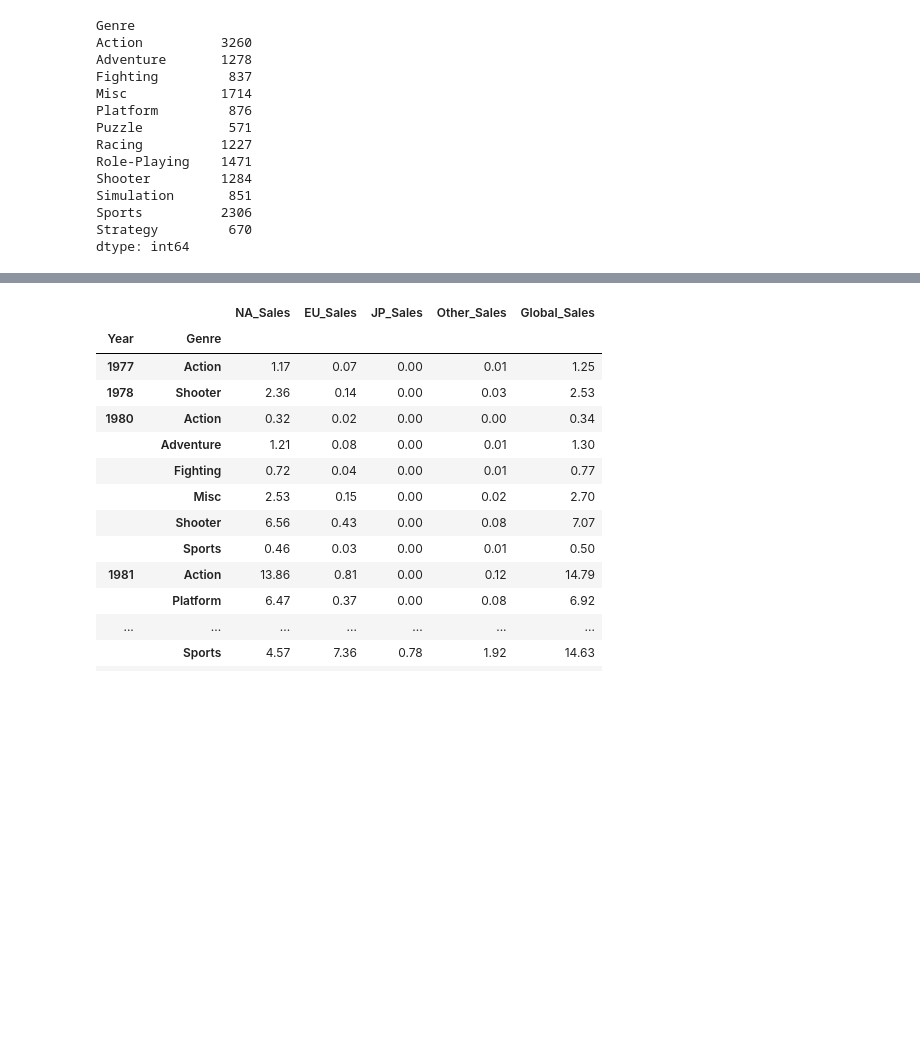
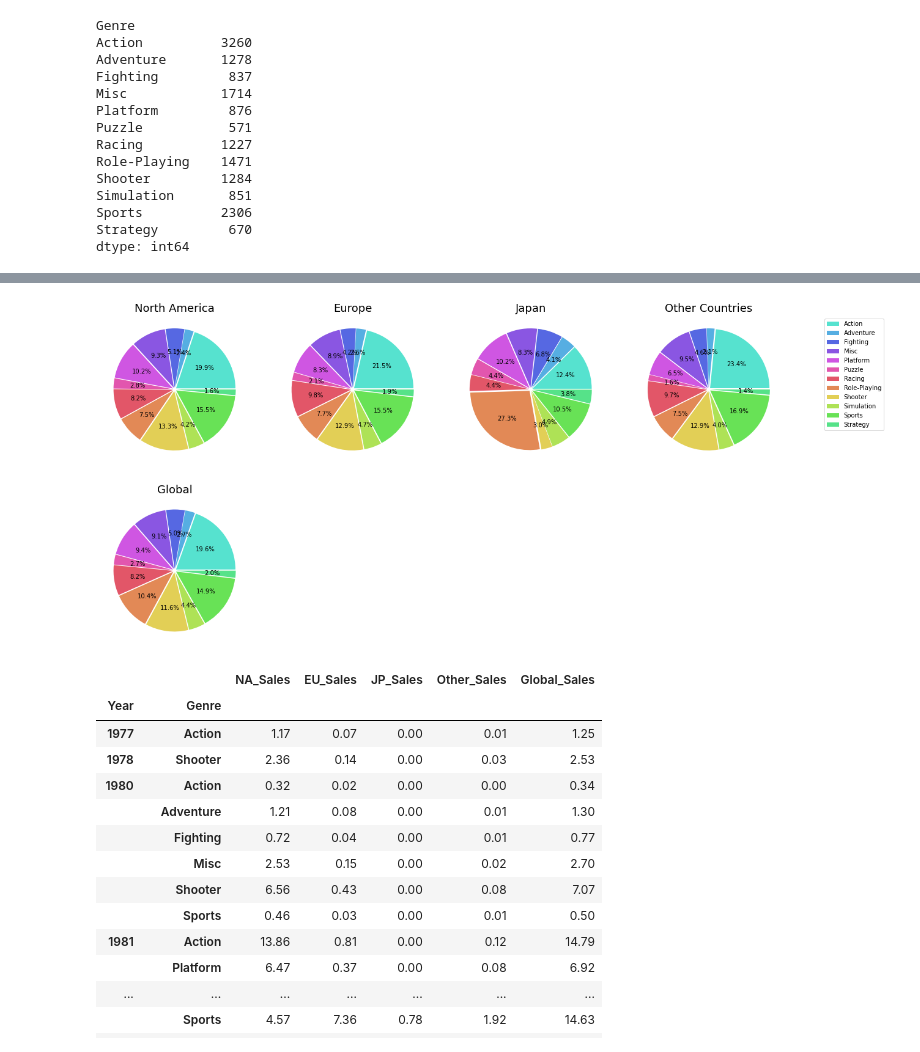
Before and after one commit to nan-park/section1_project, a Jupyter notebook: AI_section1_project.ipynb, the cells around one changed output, grey strips where cells are left out. Drawn from its saved outputs; the diff is of its cells as text; code cells hidden in the pictures; blank space fills up the shorter version.

Commit message:
지역별 장르 선호 비율 pie chart

```diff
--- a/AI_section1_project.ipynb
+++ b/AI_section1_project.ipynb
@@ -515,6 +515,28 @@ ratio # 지역별 장르 비율
 | JP_Sales | 12.355254 | 4.050150 | 6.786590 | 8.306662 | 10.174045 | 4.413815 | 4.408364 | 27.277966 | 2.973173 | 4.948020 | ... |
 | Other_Sales | 23.435492 | 2.114575 | 4.612244 | 9.451319 | 6.494947 | 1.571439 | 9.683192 | 7.482925 | 12.904201 | 3.951912 | ... |
 | Global_Sales | 19.564930 | 2.688968 | 5.045679 | 9.077438 | 9.369967 | 2.727678 | 8.213393 | 10.425307 | 11.648017 | 4.400129 | ... |
+# %%
+titles = ['North America', 'Europe', 'Japan', 'Other Countries', 'Global']
+explode = [0.03] * len(genre_list)
+colors = ['#56E2CF', '#56AEE2', '#5668E2', '#8A56E2', '#CF56E2', '#E256AE', '#E25668', '#E28956', '#E2CF56', '#AEE256', '#68E256', '#56E289']
+figure, axis = plt.subplots(2, 4, figsize=(20, 10))
+for i in range(len(sales_include_sum)):  # ['NA', 'EU', 'JP', 'Other', 'Global']
+  axis[i//4, i%4].set_title(titles[i], fontsize=18)
+  ratio_in_region = list(ratio.loc[sales_include_sum[i]])
+  # for i in range(len(ratio_in_region)):
+  #   if ratio_in_region[i] > 10:
+  #     explode[i] = 0.1
+  axis[i//4, i%4].pie(ratio_in_region, autopct='%.1f%%', startangle=0, explode=explode, colors=colors)
+  if i==3:
+    axis[i//4, i%4].legend(genre_list,loc='upper right', bbox_to_anchor=(1.7, 1, 0, 0))
+# plt.legend()
+figure.delaxes(axis[1,1])
+figure.delaxes(axis[1,2])
+figure.delaxes(axis[1,3])
+
+plt.show()
+# %% [output]
+[figure, added]
 # %%
 # 장르마다 연도별 합계
 data_test = df_clean.groupby(['Year', 'Genre'])
```
